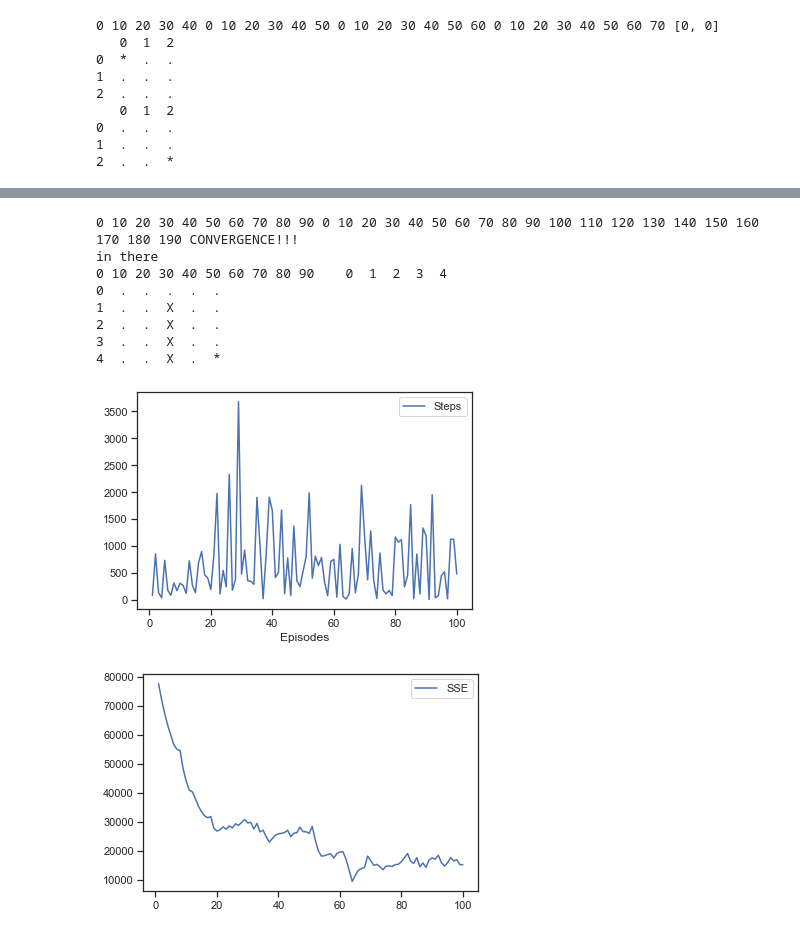
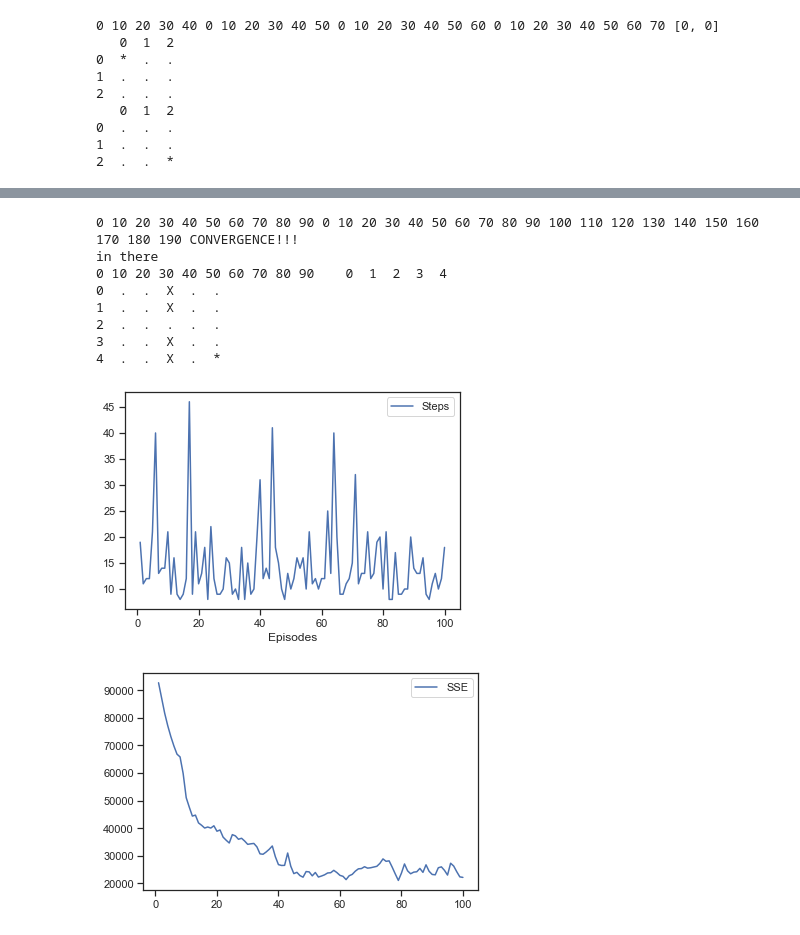
Before and after one commit to FreedomEclipse/GridWorld, a Jupyter notebook: gridworldAdvClean.ipynb, the cells around one changed output, grey strips where cells are left out. Drawn from its saved outputs; the diff is of its cells as text; code cells hidden in the pictures.

```diff
--- a/gridworldAdvClean.ipynb
+++ b/gridworldAdvClean.ipynb
@@ -742,7 +742,7 @@ aRewards = [[4, 4, 100]]
 aTerminals = [[4, 4]]
 
 grid = setupGrid(5, 5, aRewards, aTerminals, None, None)
-grid.set_walls([[2, 1], [2, 2], [2, 3], [2, 4]])
+grid.set_walls([[2, 0], [2, 1], [2, 3], [2, 4]])
 player = Player(grid, [0, 0])
 qlearn = QLearn(0.9, 0.5, False)
 
@@ -766,7 +766,7 @@ for i in range(0, len(runiters)):
     player.policy = policy
     charts = Charts(runiters[i])
 
-    run(False, runiters[i], None, 0.1, False, 'sarsa')
+    run(False, runiters[i], None, 0.3, False, 'sarsa')
 
     print(grid.show_board)
 
@@ -774,9 +774,9 @@ sarwsteps = charts.stepsGoal[:]
 sarwsse = charts.sse[:]
 
 plt.figure()
-g1 = sns.lineplot(data=charts.stepsGoal)
+g1 = sns.lineplot(data=sarwsteps)
 plt.figure()
-g2 = sns.lineplot(data=charts.sse)
+g2 = sns.lineplot(data=sarwsse)
 # %% [output]
 0 10 20 30 40 0 10 20 30 40 50 CONVERGENCE!!!
 qtruth
@@ -805,7 +805,7 @@ aRewards = [[4, 4, 100]]
 aTerminals = [[4, 4]]
 
 grid = setupGrid(5, 5, aRewards, aTerminals, None, None)
-grid.set_walls([[2, 1], [2, 2], [2, 3], [2, 4]])
+grid.set_walls([[2, 0], [2, 1], [2, 3], [2, 4]])
 player = Player(grid, [0, 0])
 qlearn = QLearn(0.9, 0.5, False)
 
@@ -818,40 +818,40 @@ grid.determineQtruth(itersTruth, True, False)
 
 runiters = [100]
 for i in range(0, len(runiters)):
 
     p = [['S', 'E', 'E', 'E', 'S'], ['E', 'S', 'S', 'S', 'W'], ['N', 'E', 'E', 'S', 'S'], ['N', 'W', 'W', 'E', 'S'], ['N', 'W', 'W', 'E', 'N']]
     policy = pd.DataFrame(p)
     #print(policy)
 
     grid.reset_showboard()
     player = Player(grid, [0, 0])
 
     player.policy = policy
     #print(player.policy)
     charts = Charts(runiters[i])
 
-    run(False, runiters[i], None, 0.1, False, 'td')
+    run(False, runiters[i], None, 0.3, False, 'td')
 
     print(grid.show_board)
 
 tdwsteps = charts.stepsGoal[:]
 tdwsse = charts.sse[:]
 
 plt.figure()
-g1 = sns.lineplot(data=charts.stepsGoal)
+g1 = sns.lineplot(data=tdwsteps)
 plt.figure()
-g2 = sns.lineplot(data=charts.sse)
+g2 = sns.lineplot(data=tdwsse)
 # %% [output]
 0 10 20 30 40 50 60 70 80 90 0 10 20 30 40 50 60 70 80 90 100 110 120 130 140 150 160 170 180 190 CONVERGENCE!!!
 in there
 0 10 20 30 40 50 60 70 80 90    0  1  2  3  4
-0  .  .  .  .  .
+0  .  .  X  .  .
 1  .  .  X  .  .
-2  .  .  X  .  .
+2  .  .  .  .  .
 3  .  .  X  .  .
 4  .  .  X  .  *
-[figure, old version]
+[figure, new version]
-[figure, old version]
+[figure, new version]
 # %%
 # QLearning Non-deterministic example with walls and with key and door
 aRewards = [[4, 4, 100]]
```
Also changed, not shown: parts of 22 cells of this notebook.
